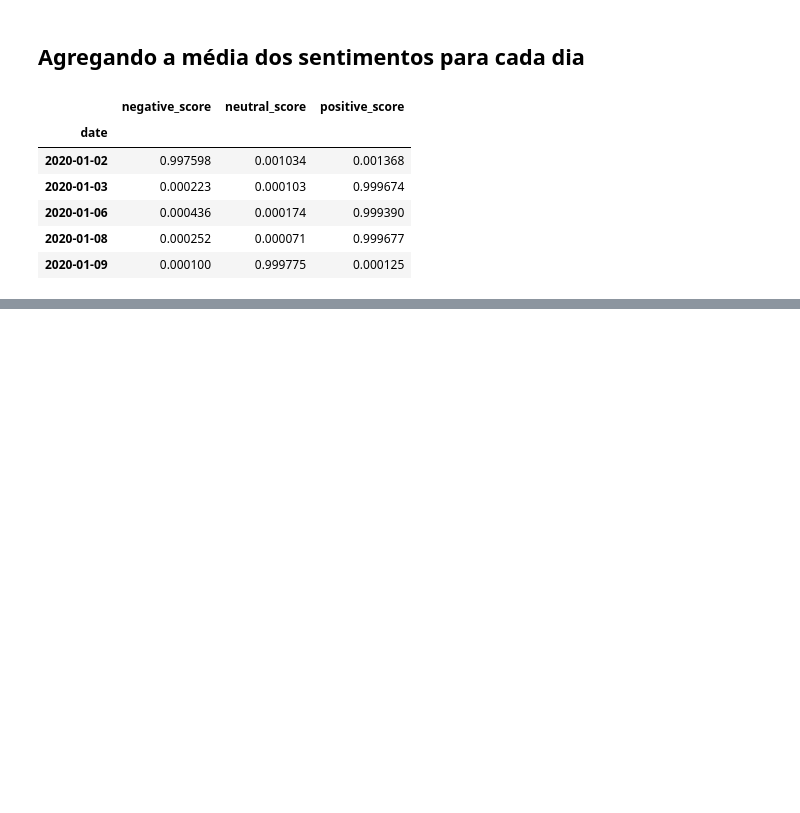
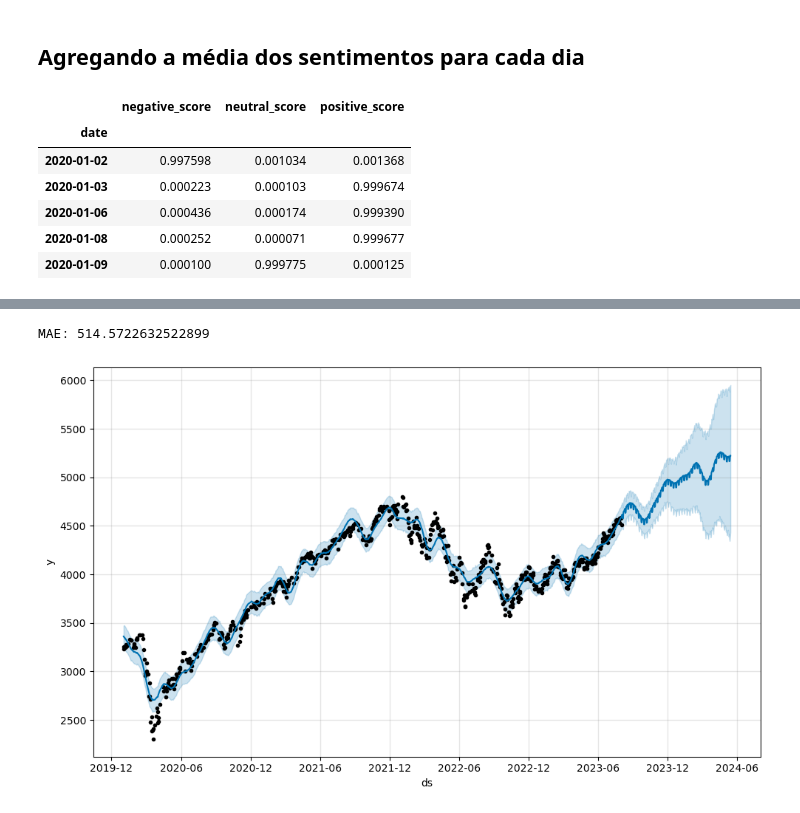
Before and after one commit to erlonL/series-temporais, a Jupyter notebook: projeto2/ST_Projeto2_.ipynb, the cells around one changed output, grey strips where cells are left out. Cells and saved outputs as stored; diff of their text form; code cells hidden in the pictures; blank space fills up the shorter version.

```diff
--- a/projeto2/ST_Projeto2_.ipynb
+++ b/projeto2/ST_Projeto2_.ipynb
@@ -391,0 +370,26 @@ Epoch 100/100
+# %%
+# métrica de erro (mae)
+from sklearn.metrics import mean_absolute_error
+
+mae = mean_absolute_error(test, forecast)
+print(f'MAE: {mae}')
+# %% [output]
+MAE: 514.5722632522899
+# %%
+# usando prophet
+from prophet import Prophet
+
+m = Prophet()
+train.loc[:, 'ds'] = train.index
+train.loc[:, 'y'] = train['Close']
+
+m.fit(train)
+
+future = m.make_future_dataframe(periods=len(test))
+
+forecast = m.predict(future)
+clear_output()
+m.plot(forecast)
+plt.show()
+# %% [output]
+[figure, added]
```
Also changed, not shown: parts of 26 cells of this notebook.
